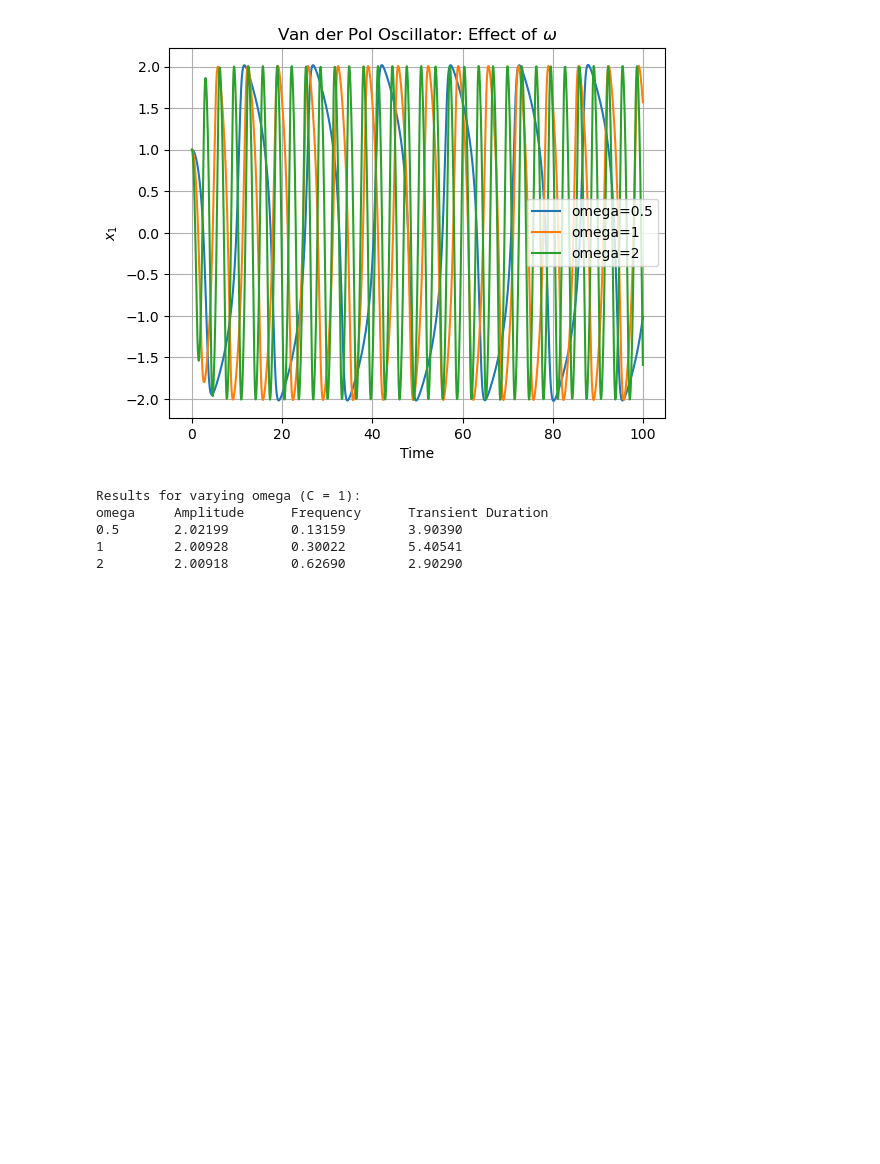
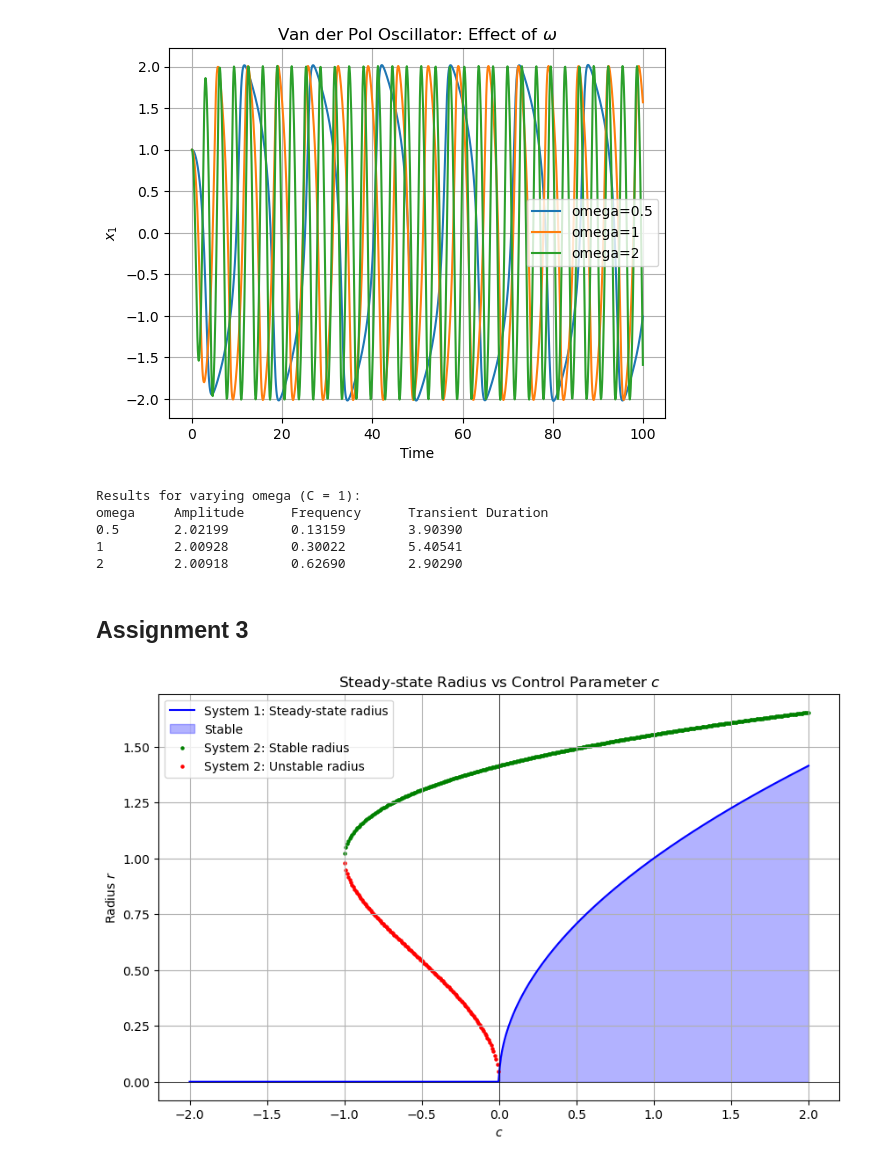
Before and after one commit to EvaMare/Computational-Neuroscience, a Jupyter notebook: Assignment 2.ipynb, the cells around one changed output. Saved outputs shown, nothing was run; the diff lists cells and outputs as text; code cells hidden in the pictures; blank space fills up the shorter version.

```diff
--- a/Assignment 2.ipynb
+++ b/Assignment 2.ipynb
@@ -252,3 +311,67 @@ omega     Amplitude      Frequency      Transient Duration
 0.5       2.02199        0.13159        3.90390
 1         2.00928        0.30022        5.40541
 2         2.00918        0.62690        2.90290
+# %% [markdown]
+## Assignment 3
+# %%
+import numpy as np
+import matplotlib.pyplot as plt
+
+# System 1: dr/dt = r(c - r^2)
+def system1_steady_state(c):
+    # Steady-state solutions (r^2 = c)
+    if c >= 0:
+        return np.sqrt(c), True  # Stable for c > 0
+    return 0, False  # No steady-state for c < 0
+
+# System 2: dr/dt = r(c + 2r^2 - r^4)
+def system2_steady_state(c):
+    # Solve for r^4 - 2r^2 - c = 0
+    coefficients = [1, 0, -2, 0, -c]
+    roots = np.roots(coefficients)
+    real_roots = [r.real for r in roots if np.isreal(r) and r.real >= 0]  # Only positive real roots
+    return real_roots
+
+# Range of control parameter c
+c_values = np.linspace(-2, 2, 500)
+
+# Steady-state solutions for System 1
+r_system1 = [system1_steady_state(c)[0] for c in c_values]
+stability_system1 = [system1_steady_state(c)[1] for c in c_values]
+
+# Steady-state solutions for System 2
+r_system2_stable = []
+r_system2_unstable = []
+
+for c in c_values:
+    roots = system2_steady_state(c)
+    for r in roots:
+        if r < 1:  # Approximation: Assume stability depends on |r| < 1 (subcritical bifurcation behavior)
+            r_system2_unstable.append((c, r))
+        else:
+            r_system2_stable.append((c, r))
+
+# Plotting results for System 1
+plt.figure(figsize=(10, 6))
+plt.plot(c_values, r_system1, label="System 1: Steady-state radius", color="blue")
+plt.fill_between(c_values, 0, r_system1, where=stability_system1, color="blue", alpha=0.3, label="Stable")
+
+# Plotting results for System 2
+if r_system2_stable:
+    c_stable, r_stable = zip(*r_system2_stable)
+    plt.scatter(c_stable, r_stable, color="green", s=5, label="System 2: Stable radius")
+if r_system2_unstable:
+    c_unstable, r_unstable = zip(*r_system2_unstable)
+    plt.scatter(c_unstable, r_unstable, color="red", s=5, label="System 2: Unstable radius")
+
+# Plot aesthetics
+plt.axhline(0, color="black", linewidth=0.5)
+plt.axvline(0, color="black", linewidth=0.5)
+plt.title("Steady-state Radius vs Control Parameter $c$")
+plt.xlabel("$c$")
+plt.ylabel("Radius $r$")
+plt.legend()
+plt.grid()
+plt.show()
+# %% [output]
+[figure, added]
```
Also changed, not shown: parts of 5 cells of this notebook.
